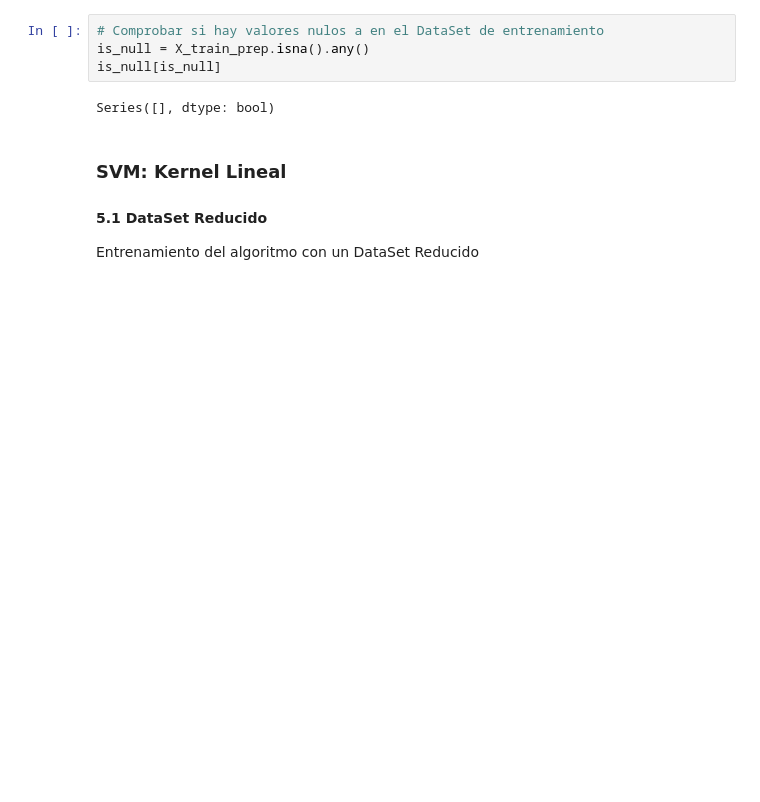
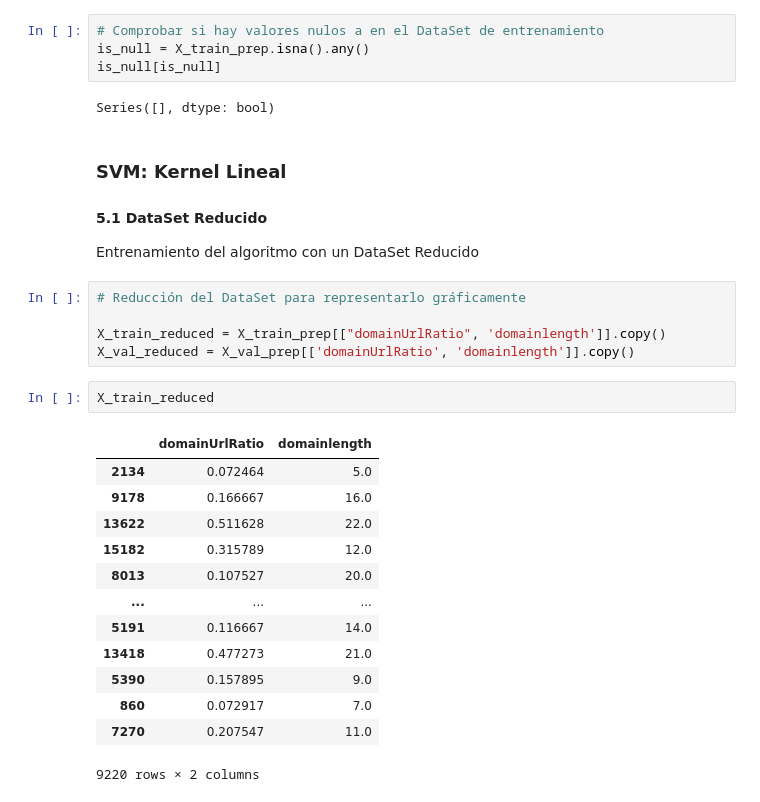
Before and after one commit to JoseAlfonsoB/Caso-practico-Support-Vector-Machine-SVM-, a Jupyter notebook: support_vector_Machine.ipynb, the cells around one changed output. Saved outputs shown, nothing was run; the diff lists cells and outputs as text; blank space fills up the shorter version.

```diff
--- a/support_vector_Machine.ipynb
+++ b/support_vector_Machine.ipynb
@@ -237,3 +237,24 @@ Series([], dtype: bool)
 #### 5.1 DataSet Reducido
 
 Entrenamiento del algoritmo con un DataSet Reducido
+# %%
+# Reducción del DataSet para representarlo gráficamente
+
+X_train_reduced = X_train_prep[["domainUrlRatio", 'domainlength']].copy()
+X_val_reduced = X_val_prep[['domainUrlRatio', 'domainlength']].copy()
+# %%
+X_train_reduced
+# %% [output]
+|  | domainUrlRatio | domainlength |
+| 2134 | 0.072464 | 5.0 |
+| 9178 | 0.166667 | 16.0 |
+| 13622 | 0.511628 | 22.0 |
+| 15182 | 0.315789 | 12.0 |
+| 8013 | 0.107527 | 20.0 |
+| ... | ... | ... |
+| 5191 | 0.116667 | 14.0 |
+| 13418 | 0.477273 | 21.0 |
+| 5390 | 0.157895 | 9.0 |
+| 860 | 0.072917 | 7.0 |
+| 7270 | 0.207547 | 11.0 |
+9220 rows × 2 columns
```
Also changed, not shown: parts of 4 cells of this notebook.
